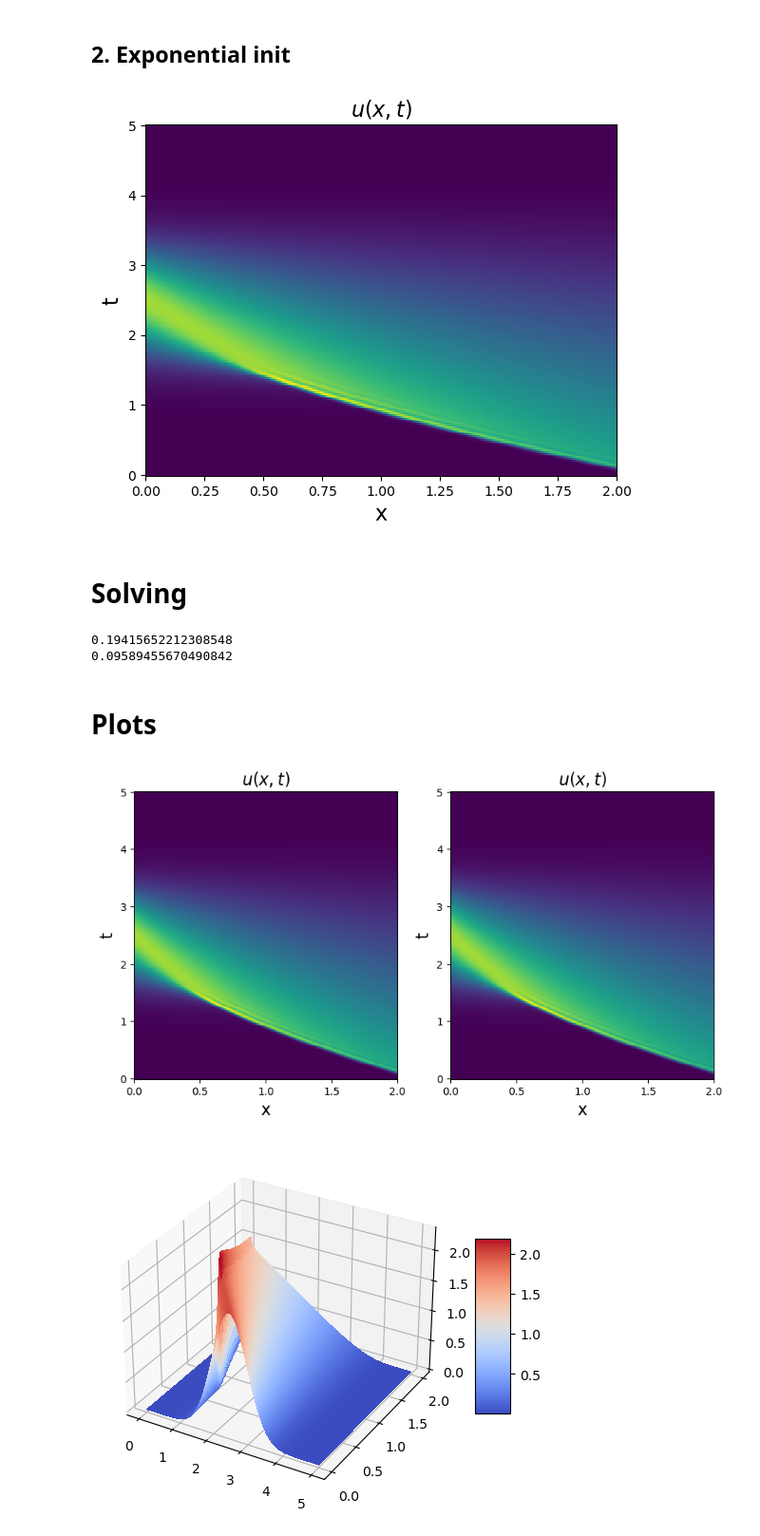
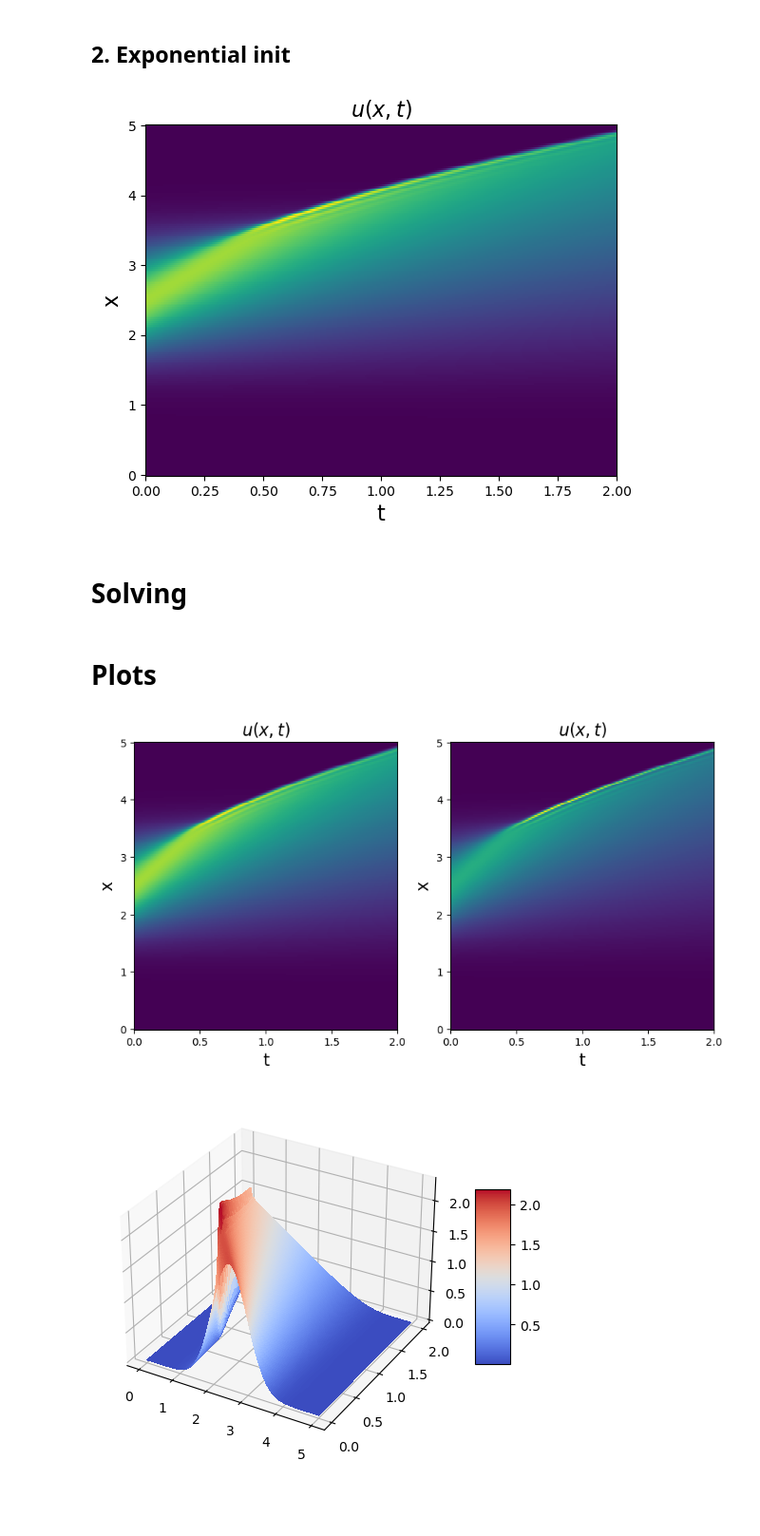
Before and after one commit to cpml-au/dctkit, a Jupyter notebook: examples/burgers.ipynb, the cells around one changed output. Shown at 95% size. Cells and saved outputs as stored; diff of their text form; code cells hidden in the pictures; blank space fills up the shorter version.

```diff
--- a/examples/burgers.ipynb
+++ b/examples/burgers.ipynb
@@ -58,41 +58,42 @@ tmax = 2
 
 # Number of spatial grid points
 nx_exp = 200
 # Temporal resolution
 dt_exp = 0.001
 
 # Position vector
-x_exp = np.linspace(0, xmax, nx)
+x_exp = np.linspace(0, xmax, nx_exp)
 #  Number of temporal grid points
 nt_exp = int(tmax / dt_exp)
 # Spatial resolution
-dx_exp = xmax / nx
+dx_exp = xmax / nx_exp
 # Vector containing time points
-t_exp = np.linspace(0, tmax, nt)
+t_exp = np.linspace(0, tmax, nt_exp)
 # Array containing velocity
 u_exp = np.zeros([nx_exp, nt_exp])
 
 def main_run_FDM(x,u, dt, dx, epsilon, max_time_iter):
     for t in range(max_time_iter):
         u[1:-1, t+1] = u[1:-1, t] + dt * (epsilon * (u[2:, t] - 2 * u[1:-1, t] + u[:-2, t]) / dx**2
-                   + 0.25 * (u[2:, t]**2 - u[:-2, t]**2) / dx)
+                   - 0.25 * (u[2:, t]**2 - u[:-2, t]**2) / dx)
+        #print(np.linalg.norm(u[:,t+1]))
     return u
 
 
 u_exp[:, 0] = 2 * np.exp(-2 * (x_exp - 0.5 * xmax)**2)  # Initial condition
 u_exp[0, :] = 0  # Boundary condition at x=0
 u_exp[-1, :] = 0  #  Boundary condition at x=xmax
 
-u_exp = main_run_FDM(x_exp, u_exp,dt_exp, dx_exp, epsilon_exp, nt-1)
+u_exp = main_run_FDM(x_exp, u_exp,dt_exp, dx_exp, epsilon_exp, nt_exp-1)
 
 
 plt.pcolormesh(t_exp, x_exp, u_exp)
-plt.xlabel('x', fontsize=16)
-plt.ylabel('t', fontsize=16)
+plt.xlabel('t', fontsize=16)
+plt.ylabel('x', fontsize=16)
 plt.title(r'$u(x, t)$', fontsize=16)
 plt.show()
 # %% [output]
-[figure, old version]
+[figure, new version]
 # %% [markdown]
 # Solving
 # %%
@@ -164,25 +165,18 @@ u_sol = main_run(u_0.copy(), S, epsilon, nt - 1, True)
-# %%
-errors = [np.linalg.norm(u[:,t] - u_sol[:,t]) for t in range(nt)]
-print(np.mean(errors))
-print(np.std(errors))
-# %% [output]
-0.19415652212308548
-0.09589455670490842
 # %% [markdown]
 # Plots
 # %%
 fig1, ax = plt.subplots(1, 2, figsize=(10, 5))
 ax[0].pcolormesh(t, x, u)
 ax[1].pcolormesh(t,x,u_sol)
-ax[0].set_xlabel('x', fontsize=16)
-ax[0].set_ylabel('t', fontsize=16)
+ax[0].set_xlabel('t', fontsize=16)
+ax[0].set_ylabel('x', fontsize=16)
 ax[0].set_title(r'$u(x, t)$', fontsize=16)
-ax[1].set_xlabel('x', fontsize=16)
-ax[1].set_ylabel('t', fontsize=16)
+ax[1].set_xlabel('t', fontsize=16)
+ax[1].set_ylabel('x', fontsize=16)
 ax[1].set_title(r'$u(x, t)$', fontsize=16)
 plt.show()
 # %% [output]
-[figure, old version]
+[figure, new version]
 # %%
 # 3d plot u
 fig, ax = plt.subplots(subplot_kw={"projection": "3d"})
```
Also changed, not shown: parts of 10 cells of this notebook.
